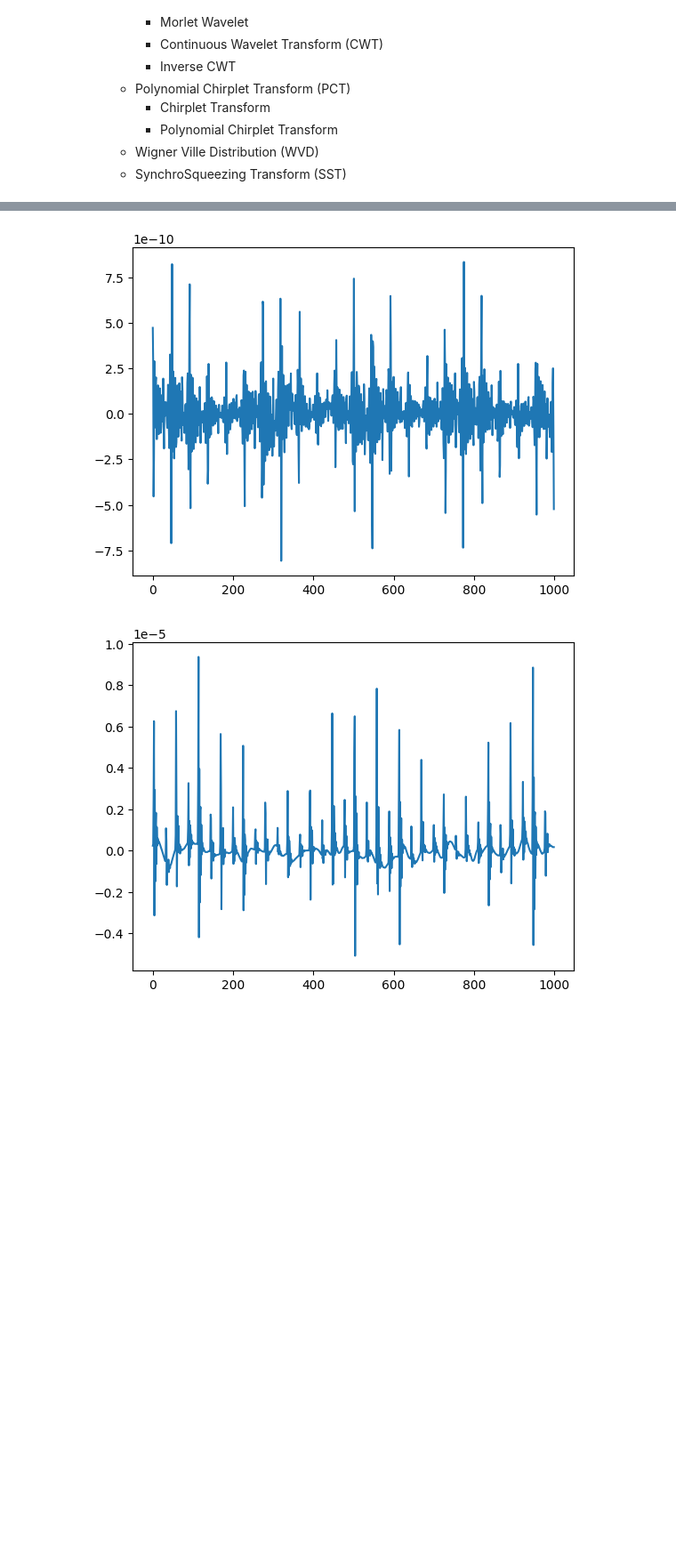
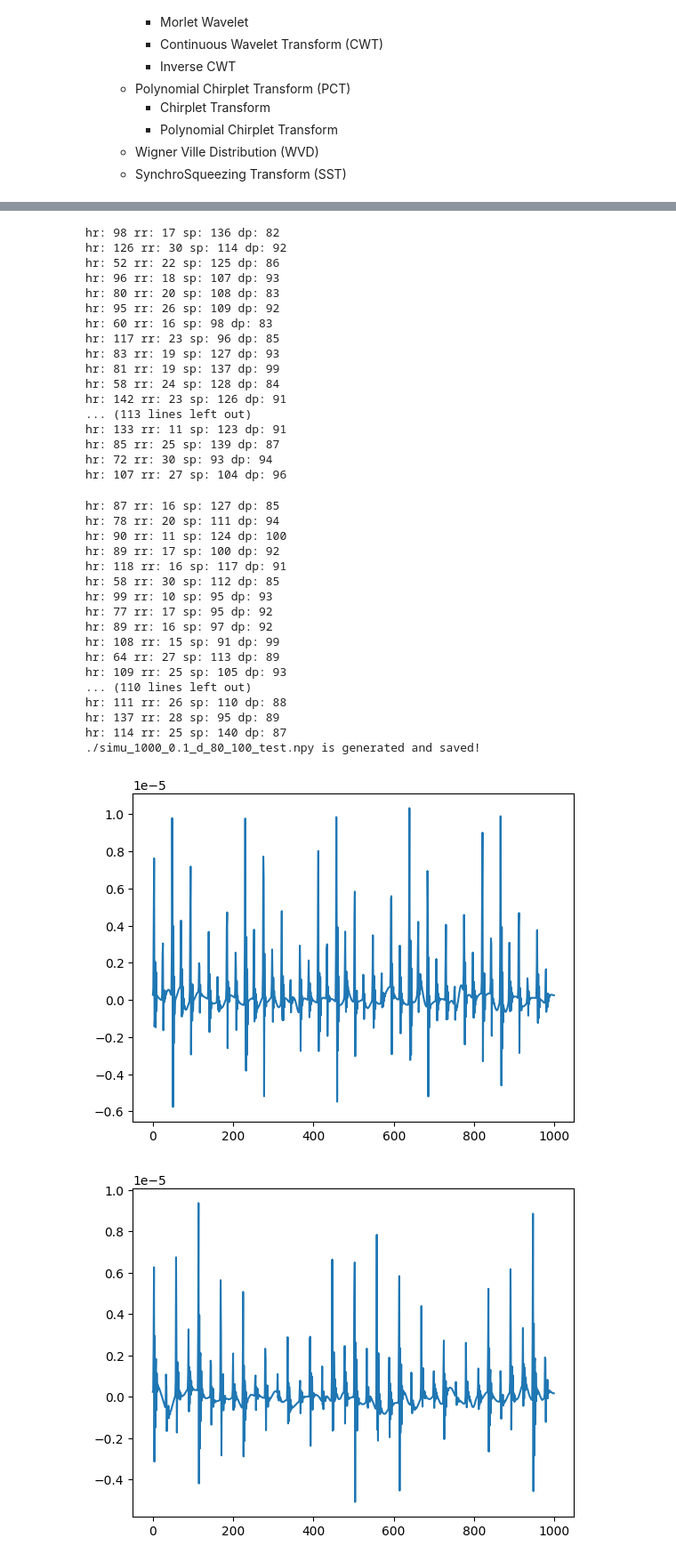
Before and after one commit to darcy1zhang/Tutorial, a Jupyter notebook: tutorial.ipynb, the cells around one changed output, grey strips where cells are left out. Shown at 89% size. Saved outputs shown, nothing was run; the diff lists cells and outputs as text; code cells hidden in the pictures; blank space fills up the shorter version.

Commit message:
generate d dataset

```diff
--- a/tutorial.ipynb
+++ b/tutorial.ipynb
@@ -770,10 +770,10 @@ def scg(num_rows=1,
     np.save(data_file,simulated_data)
     print(f'{data_file} is generated and saved!')
 # %%
-scg(num_rows=1,
+scg(num_rows=1000,
     duration=10,
     sampling_rate=100,
-    pulse_type="morlet",
+    pulse_type="db",
     noise_type=["basic"],
     noise_amplitude=0.1,
     heart_rate_min=50,
@@ -783,11 +783,11 @@ scg(num_rows=1,
     respiratory_rate_max=30,
     s_min=90,
     s_max=140,
-    d_min=60,
+    d_min=80,
     d_max=100,
-    data_file="./data.npy"
+    data_file="./simu_1000_0.1_d_80_100_test.npy"
     )
-signal = np.load("./data.npy")
+signal = np.load("./simu_1000_0.1_d_80_100_test.npy")
 plt.plot(signal[0,:1000])
 plt.show()
 # %% [output]
@@ -796,4 +896,38 @@ hr: 136 rr: 25 sp: 114 dp: 100
+hr: 98 rr: 17 sp: 136 dp: 82
+hr: 126 rr: 30 sp: 114 dp: 92
+hr: 52 rr: 22 sp: 125 dp: 86
+hr: 96 rr: 18 sp: 107 dp: 93
+hr: 80 rr: 20 sp: 108 dp: 83
+hr: 95 rr: 26 sp: 109 dp: 92
+hr: 60 rr: 16 sp: 98 dp: 83
+hr: 117 rr: 23 sp: 96 dp: 85
+hr: 83 rr: 19 sp: 127 dp: 93
+hr: 81 rr: 19 sp: 137 dp: 99
+hr: 58 rr: 24 sp: 128 dp: 84
+hr: 142 rr: 23 sp: 126 dp: 91
+... (113 lines left out)
+hr: 133 rr: 11 sp: 123 dp: 91
+hr: 85 rr: 25 sp: 139 dp: 87
+hr: 72 rr: 30 sp: 93 dp: 94
+hr: 107 rr: 27 sp: 104 dp: 96
+hr: 87 rr: 16 sp: 127 dp: 85
+hr: 78 rr: 20 sp: 111 dp: 94
+hr: 90 rr: 11 sp: 124 dp: 100
+hr: 89 rr: 17 sp: 100 dp: 92
+hr: 118 rr: 16 sp: 117 dp: 91
+hr: 58 rr: 30 sp: 112 dp: 85
+hr: 99 rr: 10 sp: 95 dp: 93
+hr: 77 rr: 17 sp: 95 dp: 92
+hr: 89 rr: 16 sp: 97 dp: 92
+hr: 108 rr: 15 sp: 91 dp: 99
+hr: 64 rr: 27 sp: 113 dp: 89
+hr: 109 rr: 25 sp: 105 dp: 93
+... (110 lines left out)
+hr: 111 rr: 26 sp: 110 dp: 88
+hr: 137 rr: 28 sp: 95 dp: 89
+hr: 114 rr: 25 sp: 140 dp: 87
+./simu_1000_0.1_d_80_100_test.npy is generated and saved!
-[figure, old version]
+[figure, new version]
 # %%
 signal1 = signal[0,:1000]
 signal2=signal1+add_echo_noise(signal1)
```
Also changed, not shown: parts of 1 cell of this notebook.
